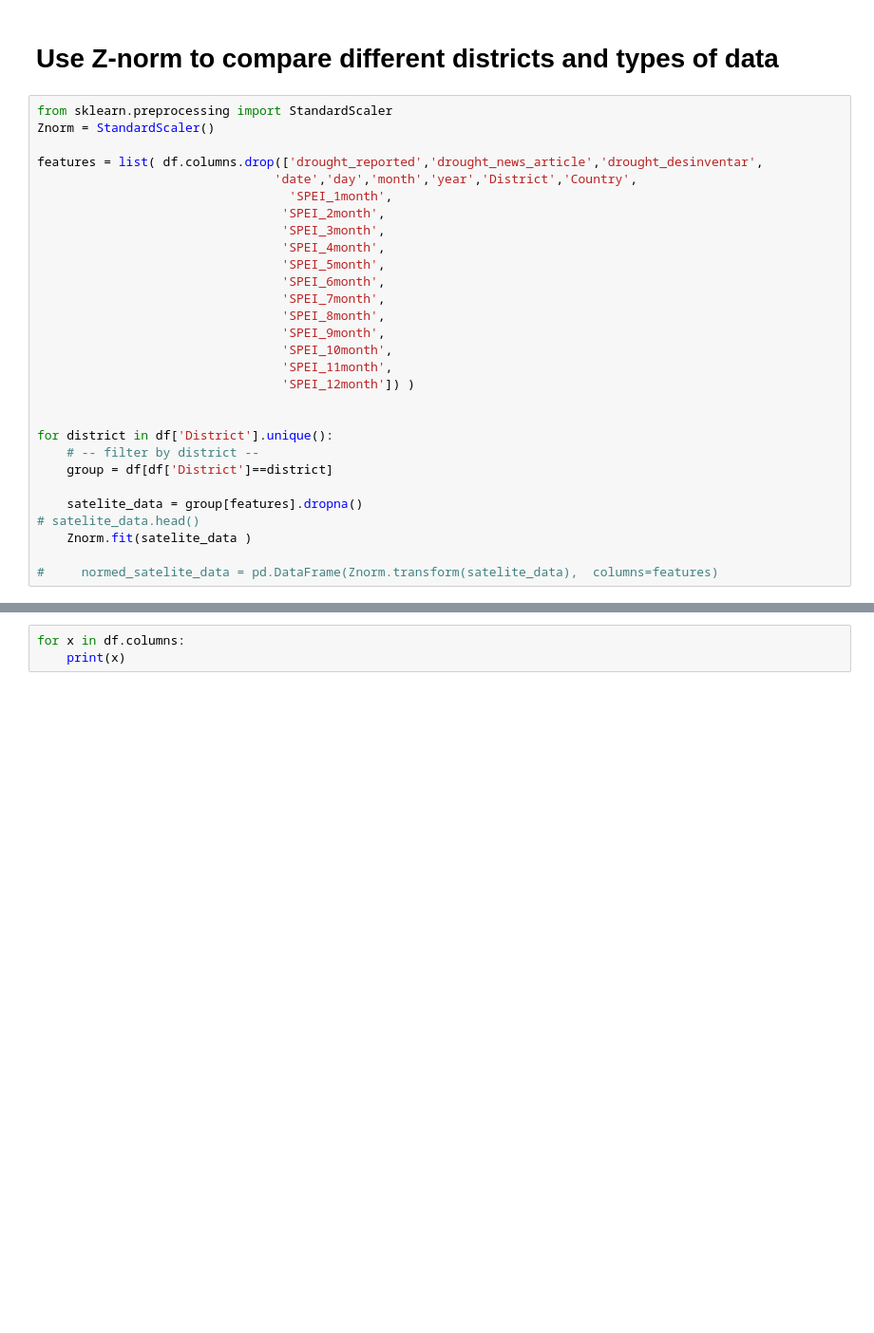
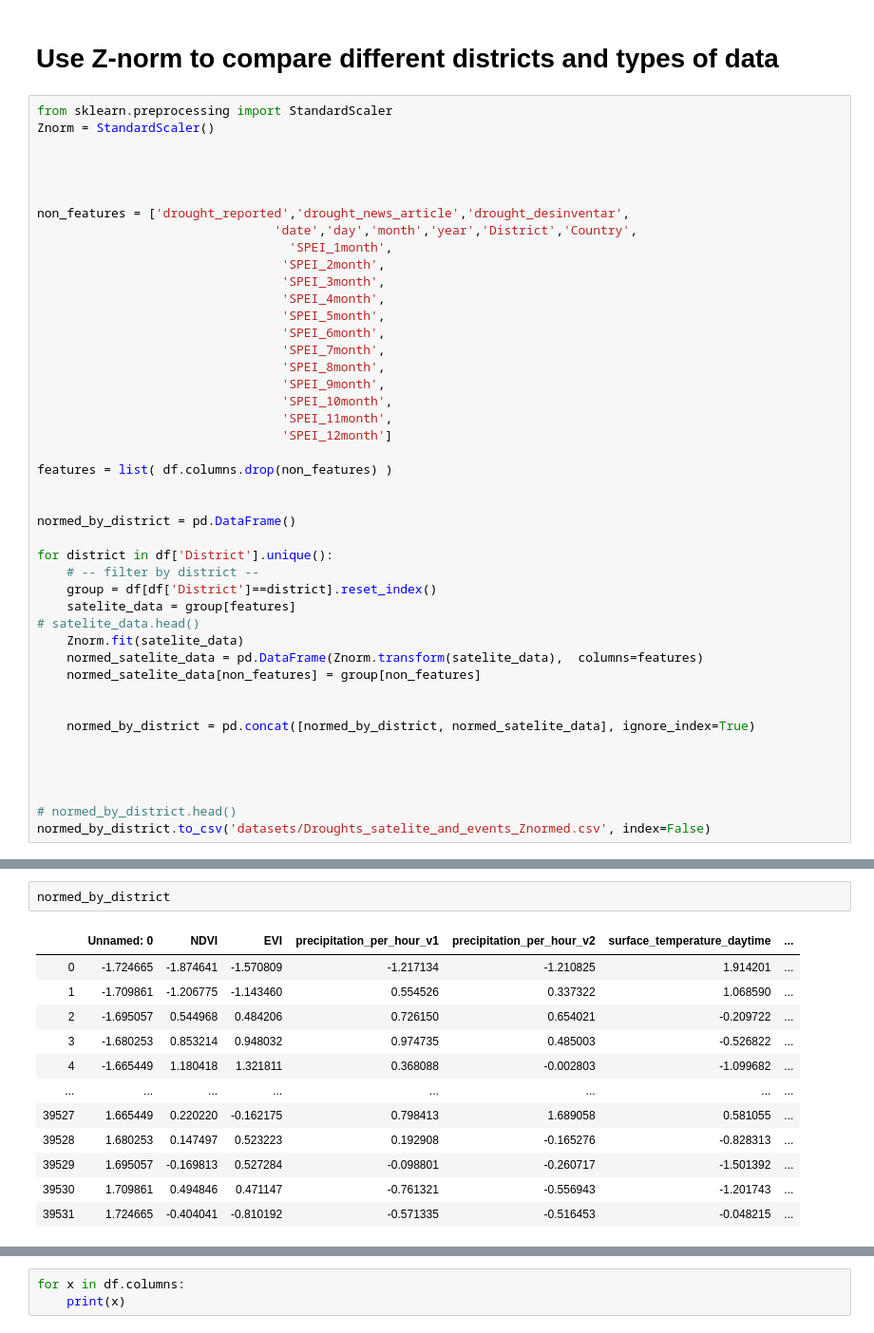
Before and after one commit to rodekruis/Drought_IBF, a Jupyter notebook: experiments/normalize data by district .ipynb, the cells around one changed output, grey strips where cells are left out. Shown at 95% size. Cells and saved outputs as stored; diff of their text form; blank space fills up the shorter version.

```diff
--- a/experiments/normalize data by district .ipynb
+++ b/experiments/normalize data by district .ipynb
@@ -162,7 +164,10 @@ In conclusion: It certainly makes sense to not normalize based on the time of ye
 from sklearn.preprocessing import StandardScaler
 Znorm = StandardScaler()
 
-features = list( df.columns.drop(['drought_reported','drought_news_article','drought_desinventar',
+
+
+
+non_features = ['drought_reported','drought_news_article','drought_desinventar',
                                 'date','day','month','year','District','Country',
                                   'SPEI_1month',
                                  'SPEI_2month',
@@ -175,15 +180,27 @@ features = list( df.columns.drop(['drought_reported','drought_news_article','dro
                                  'SPEI_9month',
                                  'SPEI_10month',
                                  'SPEI_11month',
-                                 'SPEI_12month']) )
+                                 'SPEI_12month']
 
+features = list( df.columns.drop(non_features) )
+
+
+normed_by_district = pd.DataFrame()
 
 for district in df['District'].unique():
     # -- filter by district --
-    group = df[df['District']==district]
+    group = df[df['District']==district].reset_index()
+    satelite_data = group[features]
+# satelite_data.head()
+    Znorm.fit(satelite_data)
+    normed_satelite_data = pd.DataFrame(Znorm.transform(satelite_data),  columns=features)
+    normed_satelite_data[non_features] = group[non_features]
 
-    satelite_data = group[features].dropna()
-# satelite_data.head()
-    Znorm.fit(satelite_data )
 
-#     normed_satelite_data = pd.DataFrame(Znorm.transform(satelite_data),  columns=features)
+    normed_by_district = pd.concat([normed_by_district, normed_satelite_data], ignore_index=True)
+
+
+
+
+# normed_by_district.head()
+normed_by_district.to_csv('datasets/Droughts_satelite_and_events_Znormed.csv', index=False)
@@ -229,0 +231,15 @@ Uganda[Uganda.drought_reported][Uganda.District=='ABIM']
+# %%
+normed_by_district
+# %% [output]
+|  | Unnamed: 0 | NDVI | EVI | precipitation_per_hour_v1 | precipitation_per_hour_v2 | surface_temperature_daytime | ... |
+| 0 | -1.724665 | -1.874641 | -1.570809 | -1.217134 | -1.210825 | 1.914201 | ... |
+| 1 | -1.709861 | -1.206775 | -1.143460 | 0.554526 | 0.337322 | 1.068590 | ... |
+| 2 | -1.695057 | 0.544968 | 0.484206 | 0.726150 | 0.654021 | -0.209722 | ... |
+| 3 | -1.680253 | 0.853214 | 0.948032 | 0.974735 | 0.485003 | -0.526822 | ... |
+| 4 | -1.665449 | 1.180418 | 1.321811 | 0.368088 | -0.002803 | -1.099682 | ... |
+| ... | ... | ... | ... | ... | ... | ... | ... |
+| 39527 | 1.665449 | 0.220220 | -0.162175 | 0.798413 | 1.689058 | 0.581055 | ... |
+| 39528 | 1.680253 | 0.147497 | 0.523223 | 0.192908 | -0.165276 | -0.828313 | ... |
+| 39529 | 1.695057 | -0.169813 | 0.527284 | -0.098801 | -0.260717 | -1.501392 | ... |
+| 39530 | 1.709861 | 0.494846 | 0.471147 | -0.761321 | -0.556943 | -1.201743 | ... |
+| 39531 | 1.724665 | -0.404041 | -0.810192 | -0.571335 | -0.516453 | -0.048215 | ... |
```
Also changed, not shown: parts of 13 cells of this notebook.
